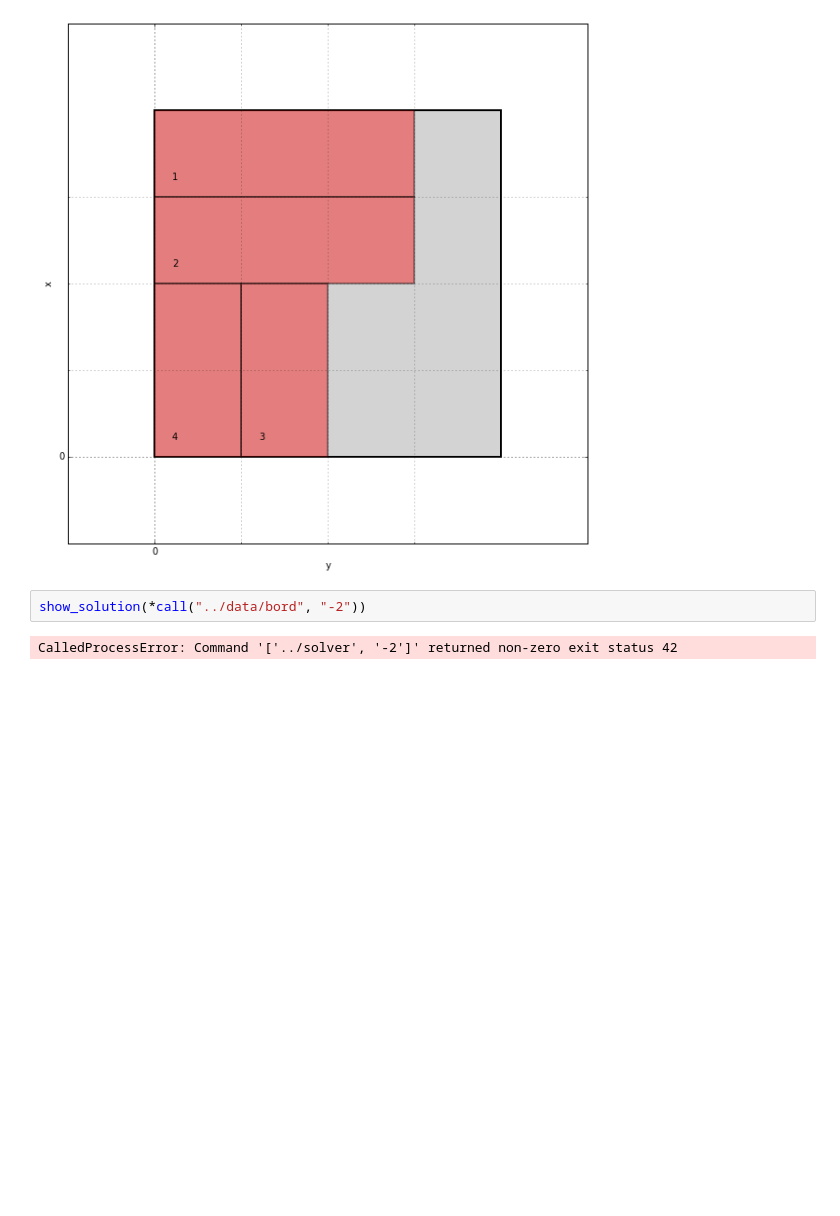
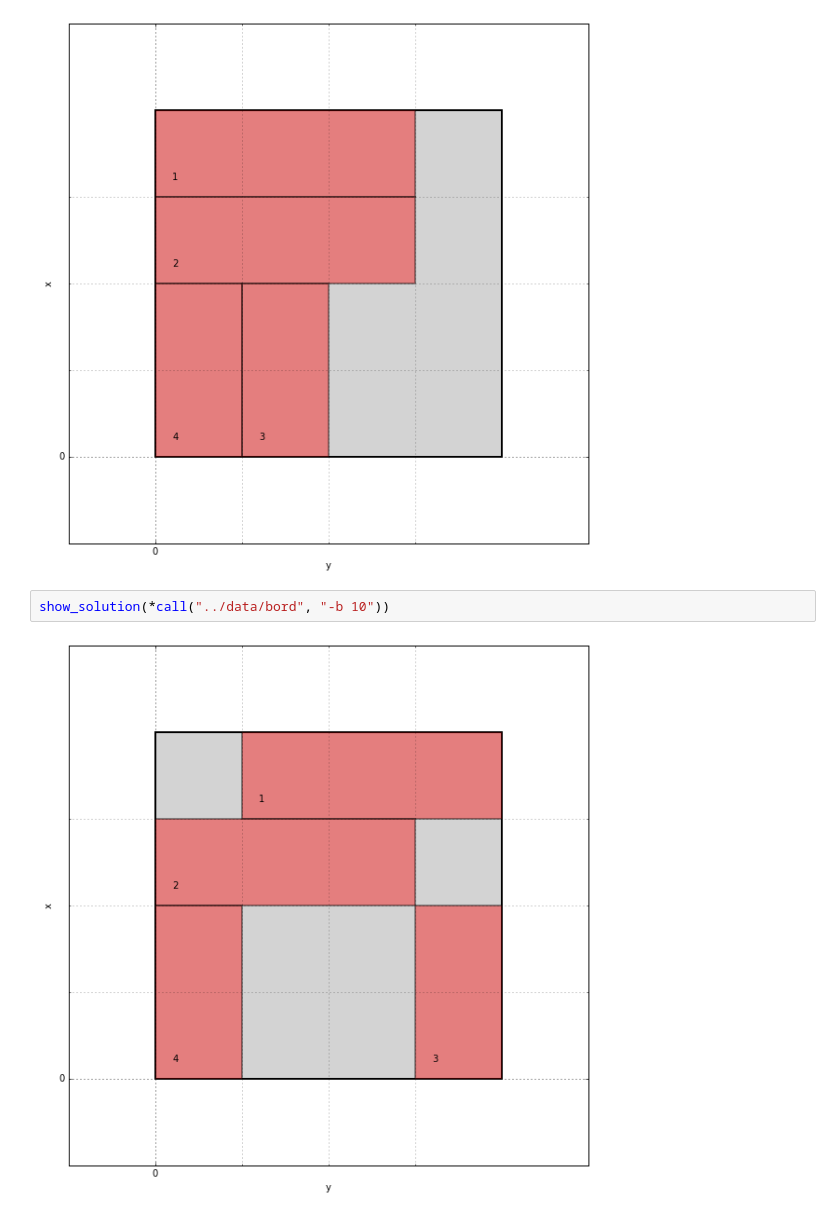
Before and after one commit to C4ptainCrunch/info-f-302, a Jupyter notebook: src/py/results.ipynb, the cells around one changed output. Drawn from its saved outputs; the diff is of its cells as text; blank space fills up the shorter version.

```diff
--- a/src/py/results.ipynb
+++ b/src/py/results.ipynb
@@ -38,6 +42,6 @@ show_solution(*call("../data/bord", "-2"))
 # %% [output]
 [figure]
 # %%
-show_solution(*call("../data/bord", "-2"))
+show_solution(*call("../data/bord", "-b 10"))
 # %% [output]
-CalledProcessError: Command '['../solver', '-2']' returned non-zero exit status 42
+[figure, added]
```
Also changed, not shown: parts of 6 cells of this notebook, 1 other file.
